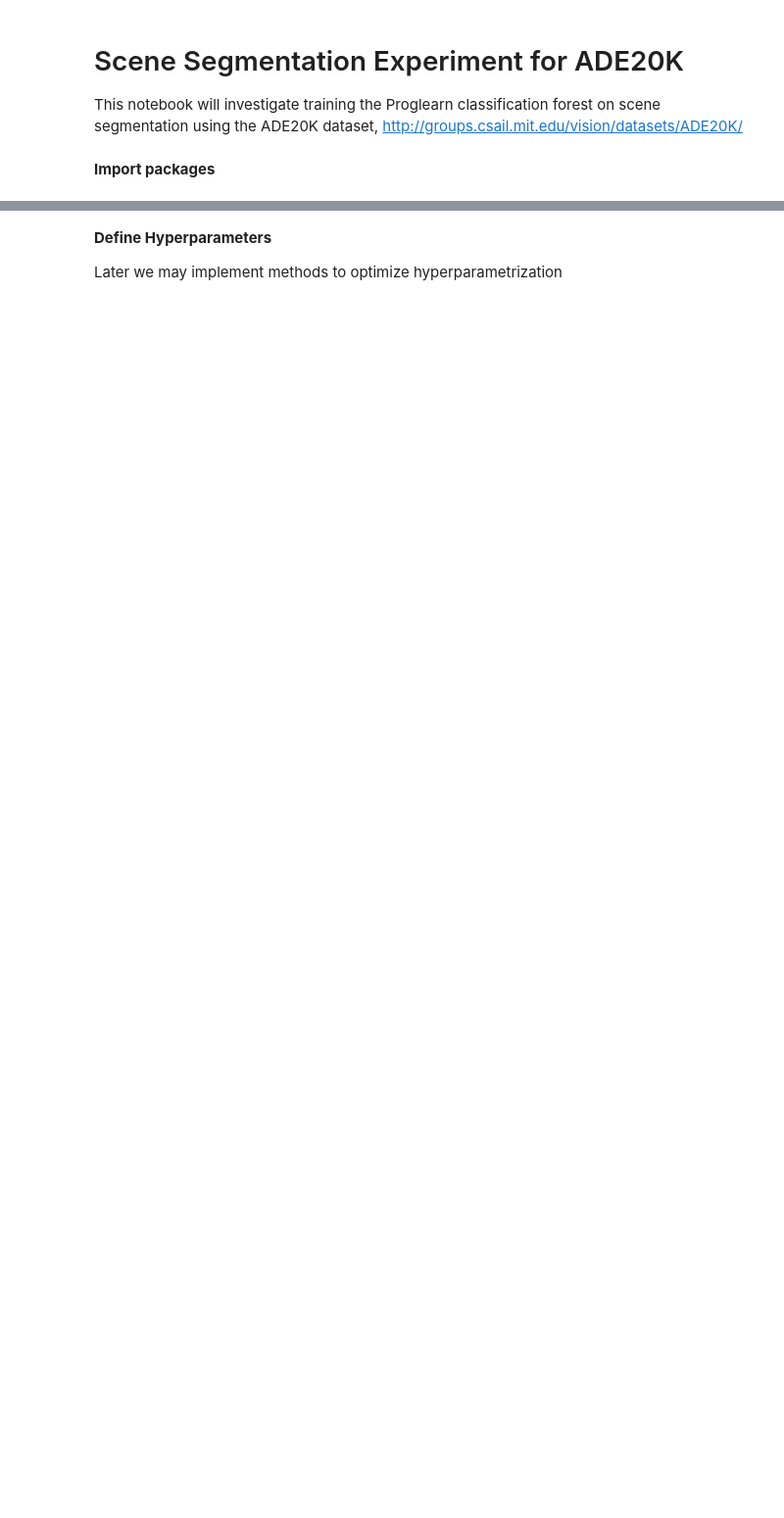
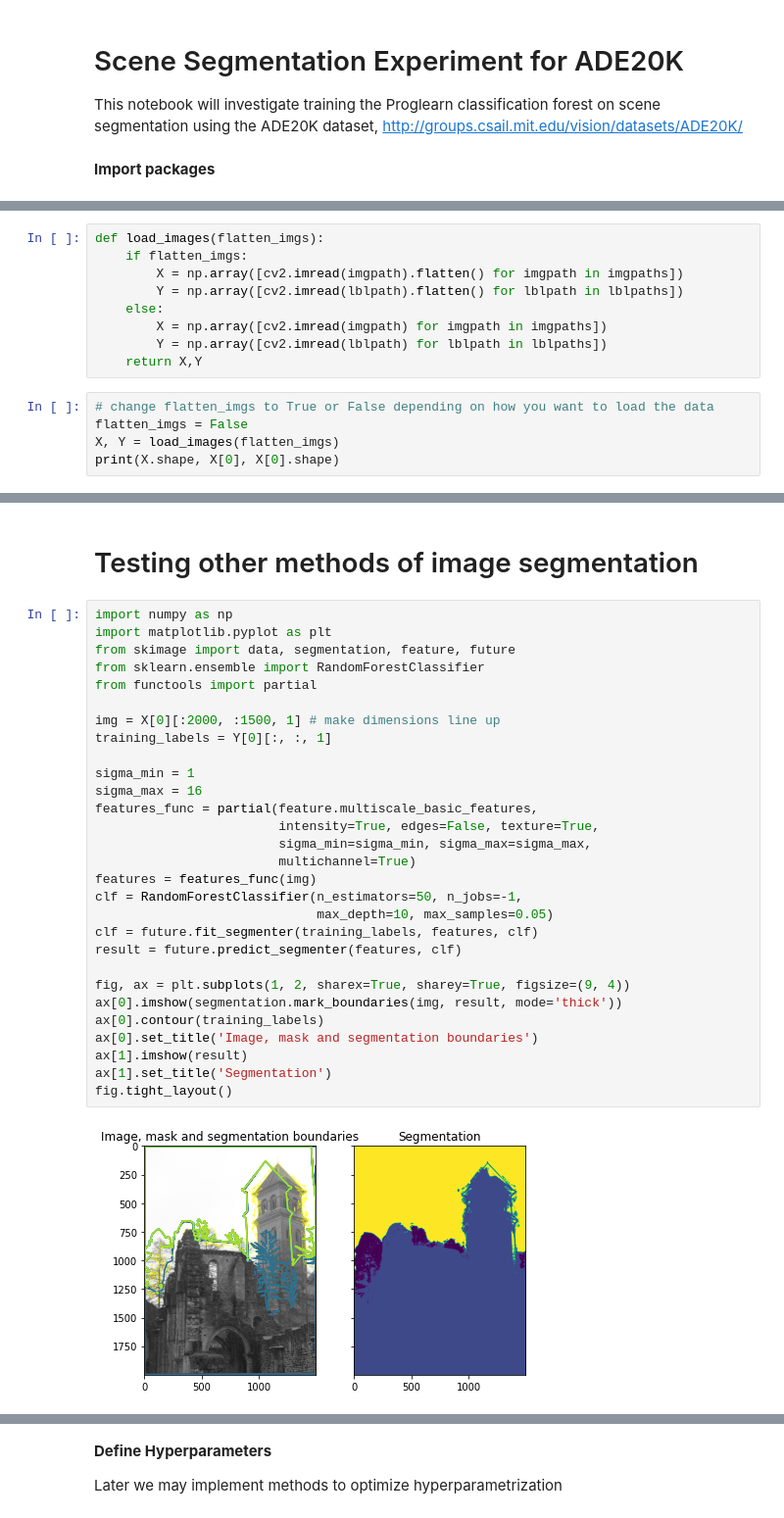
Before and after one commit to KhelmholtzR/ProglearnSceneSegmentation, a Jupyter notebook: Forest/proglearn-tree.ipynb, the cells around one changed output, grey strips where cells are left out. Shown: that part at 98% size. Drawn from its saved outputs; the diff is of its cells as text; blank space fills up the shorter version.

Commit message:
Add files via upload
Experimented with Scikit and tried new approach for training the proglearn forest

```diff
--- a/Forest/proglearn-tree.ipynb
+++ b/Forest/proglearn-tree.ipynb
@@ -23,0 +85,14 @@ y_data = np.concatenate((y_train, y_test))
+# %%
+def load_images(flatten_imgs):
+    if flatten_imgs:
+        X = np.array([cv2.imread(imgpath).flatten() for imgpath in imgpaths])
+        Y = np.array([cv2.imread(lblpath).flatten() for lblpath in lblpaths])
+    else:
+        X = np.array([cv2.imread(imgpath) for imgpath in imgpaths])
+        Y = np.array([cv2.imread(lblpath) for lblpath in lblpaths])
+    return X,Y
+# %%
+# change flatten_imgs to True or False depending on how you want to load the data
+flatten_imgs = False
+X, Y = load_images(flatten_imgs)
+print(X.shape, X[0], X[0].shape)
@@ -23,0 +127,33 @@ y_data = np.concatenate((y_train, y_test))
+# %% [markdown]
+# Testing other methods of image segmentation
+# %%
+import numpy as np
+import matplotlib.pyplot as plt
+from skimage import data, segmentation, feature, future
+from sklearn.ensemble import RandomForestClassifier
+from functools import partial
+
+img = X[0][:2000, :1500, 1] # make dimensions line up
+training_labels = Y[0][:, :, 1]
+
+sigma_min = 1
+sigma_max = 16
+features_func = partial(feature.multiscale_basic_features,
+                        intensity=True, edges=False, texture=True,
+                        sigma_min=sigma_min, sigma_max=sigma_max,
+                        multichannel=True)
+features = features_func(img)
+clf = RandomForestClassifier(n_estimators=50, n_jobs=-1,
+                             max_depth=10, max_samples=0.05)
+clf = future.fit_segmenter(training_labels, features, clf)
+result = future.predict_segmenter(features, clf)
+
+fig, ax = plt.subplots(1, 2, sharex=True, sharey=True, figsize=(9, 4))
+ax[0].imshow(segmentation.mark_boundaries(img, result, mode='thick'))
+ax[0].contour(training_labels)
+ax[0].set_title('Image, mask and segmentation boundaries')
+ax[1].imshow(result)
+ax[1].set_title('Segmentation')
+fig.tight_layout()
+# %% [output]
+[figure, added]
```
Also changed, not shown: parts of 20 cells of this notebook.
